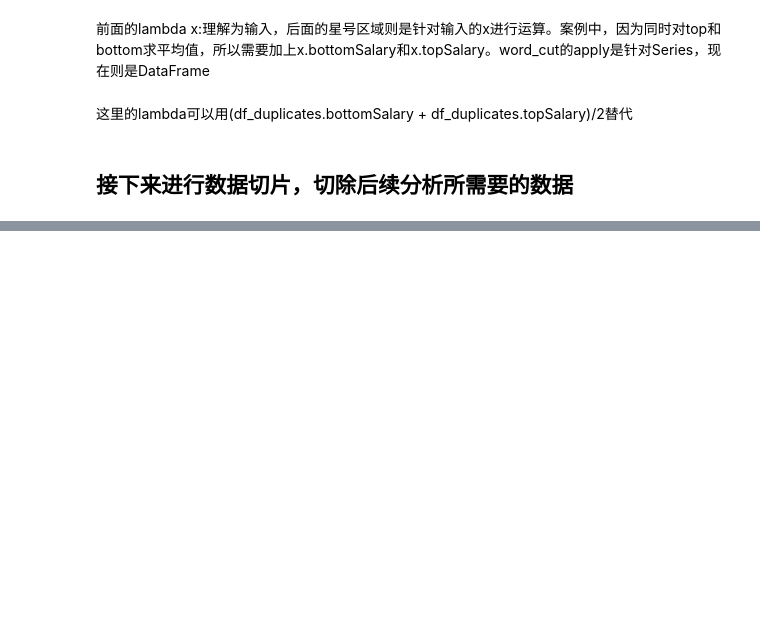
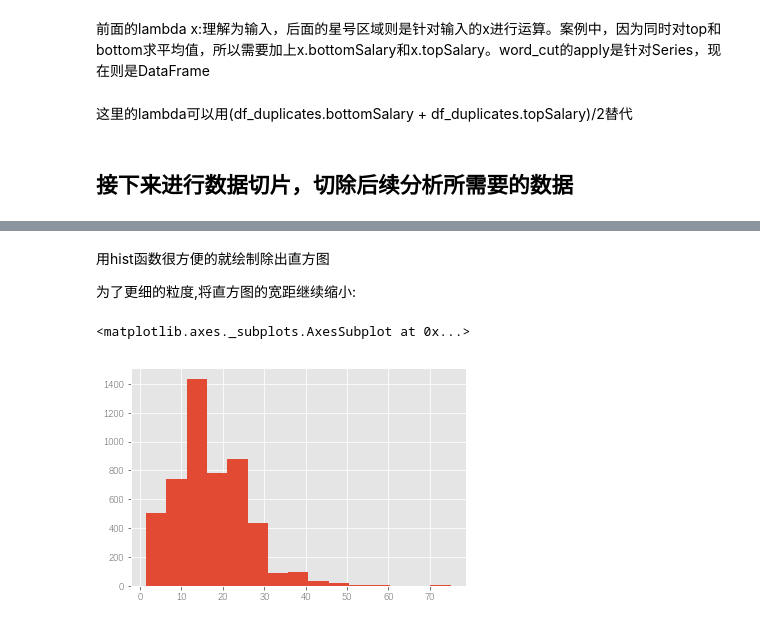
Before and after one commit to EdwardDaChina/Jupter-Learning, a Jupyter notebook: 学习Pandas数据预处理和基本分析、可视化方法-checkpoint.ipynb, the cells around one changed output, grey strips where cells are left out. Drawn from its saved outputs; the diff is of its cells as text; code cells hidden in the pictures; blank space fills up the shorter version.

```diff
--- a/学习Pandas数据预处理和基本分析、可视化方法-checkpoint.ipynb
+++ b/学习Pandas数据预处理和基本分析、可视化方法-checkpoint.ipynb
@@ -442,0 +538,9 @@ data_duplicates['avgSala']=data_duplicates.apply(lambda x:(x.bottomSalary+x.topS
+# %% [markdown]
+用hist函数很方便的就绘制除出直方图
+
+为了更细的粒度,将直方图的宽距继续缩小:
+# %%
+data_clean.avgSalary.hist(bins=15)
+# %% [output]
+<matplotlib.axes._subplots.AxesSubplot at 0x...>
+[figure, added]
```
Also changed, not shown: parts of 63 cells of this notebook.
